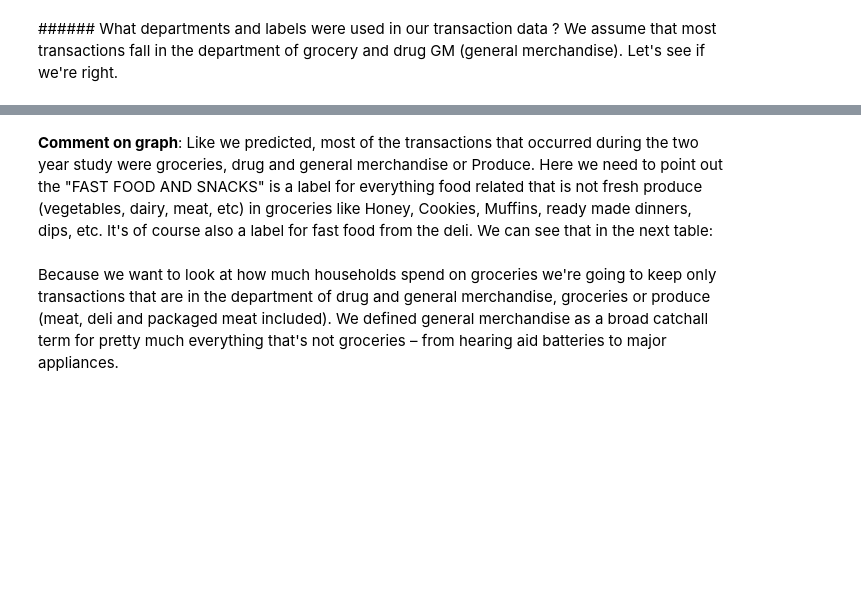
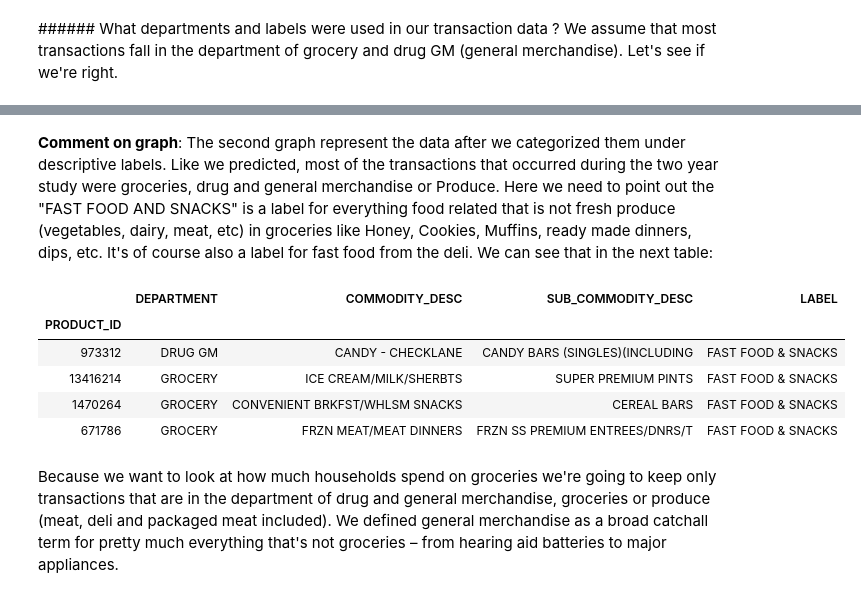
Before and after one commit to marvande/epfl-ada-2019-data-analysis, a Jupyter notebook: code/main.ipynb, the cells around one changed output, grey strips where cells are left out. Drawn from its saved outputs; the diff is of its cells as text; code cells hidden in the pictures; blank space fills up the shorter version.

```diff
--- a/code/main.ipynb
+++ b/code/main.ipynb
@@ -587,7 +762,14 @@ plt_fx.cat_count_plot(
 # %% [markdown]
-**Comment on graph**: Like we predicted, most of the transactions that occurred during the two year study were groceries, drug and general merchandise or Produce. Here we need to point out the "FAST FOOD AND SNACKS" is a label for everything food related that is not fresh produce (vegetables, dairy, meat, etc) in groceries like Honey, Cookies, Muffins, ready made dinners, dips, etc. It's of course also a label for fast food from the deli. We can see that in the next table:
+**Comment on graph**: The second graph represent the data after we categorized them under descriptive labels. Like we predicted, most of the transactions that occurred during the two year study were groceries, drug and general merchandise or Produce. Here we need to point out the "FAST FOOD AND SNACKS" is a label for everything food related that is not fresh produce (vegetables, dairy, meat, etc) in groceries like Honey, Cookies, Muffins, ready made dinners, dips, etc. It's of course also a label for fast food from the deli. We can see that in the next table:
 # %%
-labelled_prod[labelled_prod['LABEL'] == 'FAST FOOD & SNACKS'].sample(5)
+labelled_prod[labelled_prod['LABEL'] == 'FAST FOOD & SNACKS'].sample(4)
+# %% [output]
+|  | DEPARTMENT | COMMODITY_DESC | SUB_COMMODITY_DESC | LABEL |
+| PRODUCT_ID |  |  |  |  |
+| 973312 | DRUG GM | CANDY - CHECKLANE | CANDY BARS (SINGLES)(INCLUDING | FAST FOOD & SNACKS |
+| 13416214 | GROCERY | ICE CREAM/MILK/SHERBTS | SUPER PREMIUM PINTS | FAST FOOD & SNACKS |
+| 1470264 | GROCERY | CONVENIENT BRKFST/WHLSM SNACKS | CEREAL BARS | FAST FOOD & SNACKS |
+| 671786 | GROCERY | FRZN MEAT/MEAT DINNERS | FRZN SS PREMIUM ENTREES/DNRS/T | FAST FOOD & SNACKS |
 # %% [markdown]
 Because we want to look at how much households spend on groceries we're going to keep only transactions that are in the department of drug and general merchandise, groceries or produce (meat, deli and packaged meat included). We defined general merchandise as a broad catchall term for pretty much everything that's not groceries – from hearing aid batteries to major appliances.
 # %%
```
Also changed, not shown: parts of 48 cells of this notebook.
